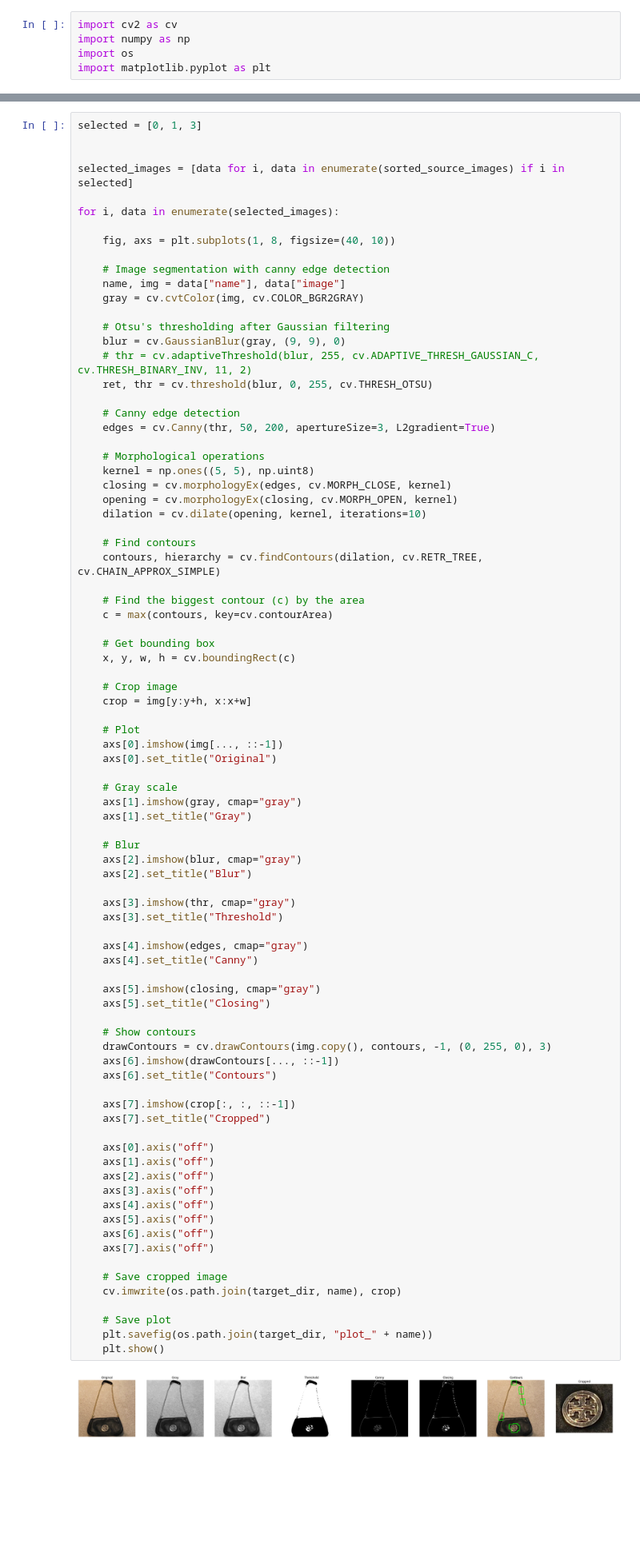
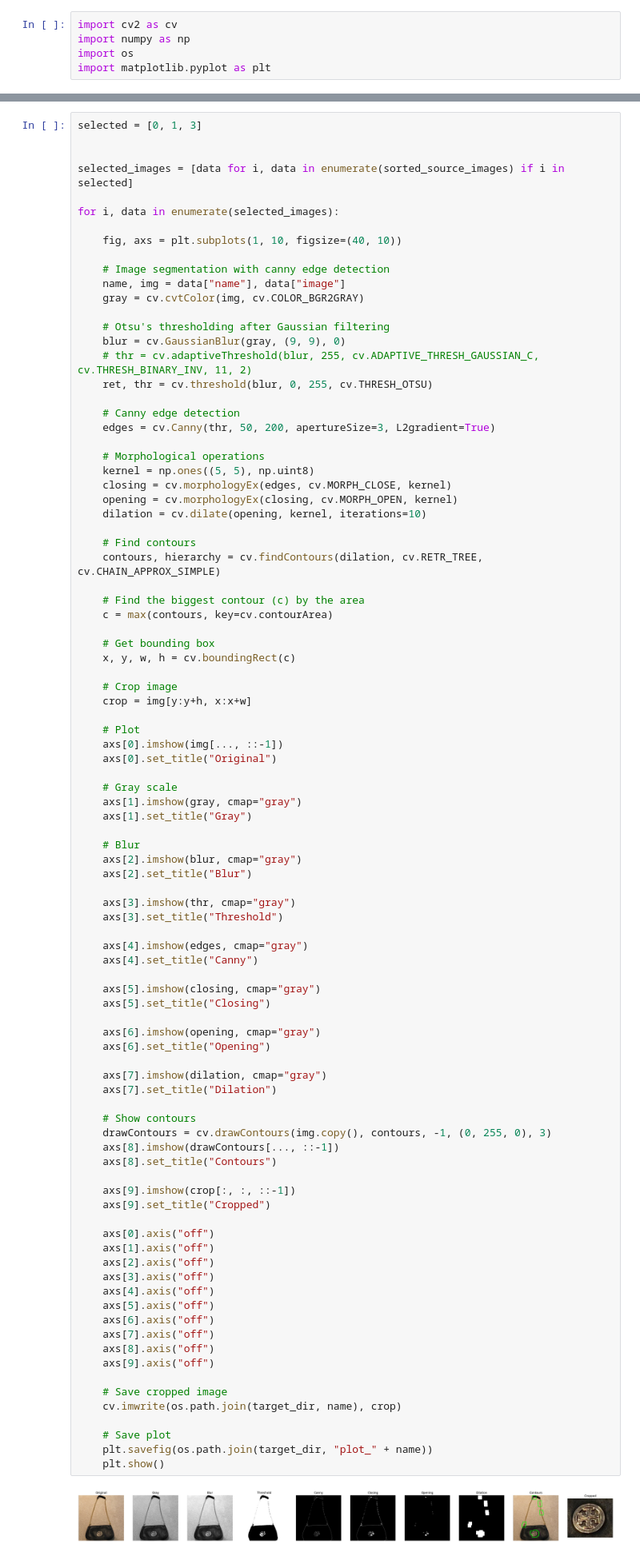
Before and after one commit to ratchanonp/imageprocessing, a Jupyter notebook: Final/src/final.ipynb, the cells around one changed output, grey strips where cells are left out. Shown at 80% size. Saved outputs shown, nothing was run; the diff lists cells and outputs as text; blank space fills up the shorter version.

Commit message:
Update handbag plot images

```diff
--- a/Final/src/final.ipynb
+++ b/Final/src/final.ipynb
@@ -21,7 +21,7 @@ selected_images = [data for i, data in enumerate(sorted_source_images) if i in s
 
 for i, data in enumerate(selected_images):
 
-    fig, axs = plt.subplots(1, 8, figsize=(40, 10))
+    fig, axs = plt.subplots(1, 10, figsize=(40, 10))
 
     # Image segmentation with canny edge detection
     name, img = data["name"], data["image"]
@@ -67,35 +67,43 @@ for i, data in enumerate(selected_images):
 
     axs[3].imshow(thr, cmap="gray")
     axs[3].set_title("Threshold")
 
     axs[4].imshow(edges, cmap="gray")
     axs[4].set_title("Canny")
 
     axs[5].imshow(closing, cmap="gray")
     axs[5].set_title("Closing")
 
+    axs[6].imshow(opening, cmap="gray")
+    axs[6].set_title("Opening")
+
+    axs[7].imshow(dilation, cmap="gray")
+    axs[7].set_title("Dilation")
+
     # Show contours
     drawContours = cv.drawContours(img.copy(), contours, -1, (0, 255, 0), 3)
-    axs[6].imshow(drawContours[..., ::-1])
-    axs[6].set_title("Contours")
+    axs[8].imshow(drawContours[..., ::-1])
+    axs[8].set_title("Contours")
 
-    axs[7].imshow(crop[:, :, ::-1])
-    axs[7].set_title("Cropped")
+    axs[9].imshow(crop[:, :, ::-1])
+    axs[9].set_title("Cropped")
 
     axs[0].axis("off")
     axs[1].axis("off")
     axs[2].axis("off")
     axs[3].axis("off")
     axs[4].axis("off")
     axs[5].axis("off")
     axs[6].axis("off")
     axs[7].axis("off")
+    axs[8].axis("off")
+    axs[9].axis("off")
 
     # Save cropped image
     cv.imwrite(os.path.join(target_dir, name), crop)
 
     # Save plot
     plt.savefig(os.path.join(target_dir, "plot_" + name))
     plt.show()
 # %% [output]
-[figure, old version]
+[figure, new version]
```
Also changed, not shown: parts of 3 cells of this notebook, 5 other files.
